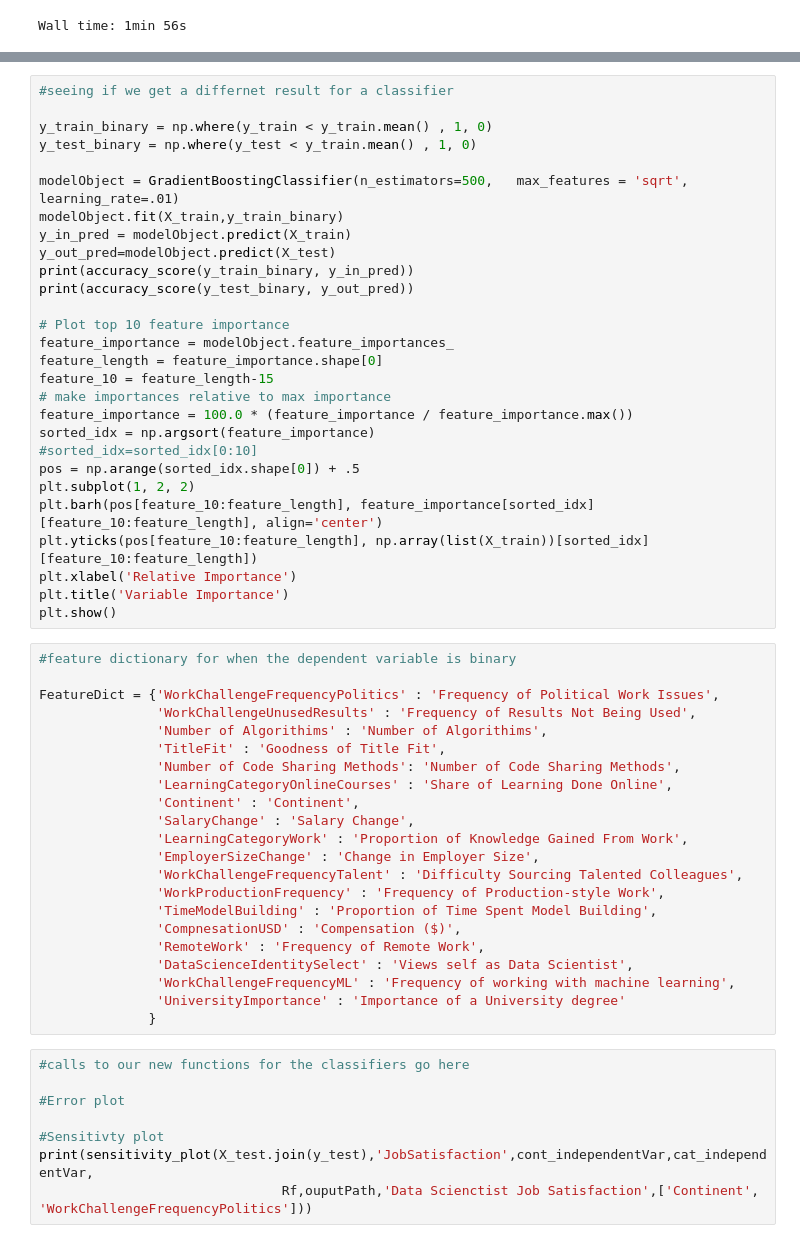
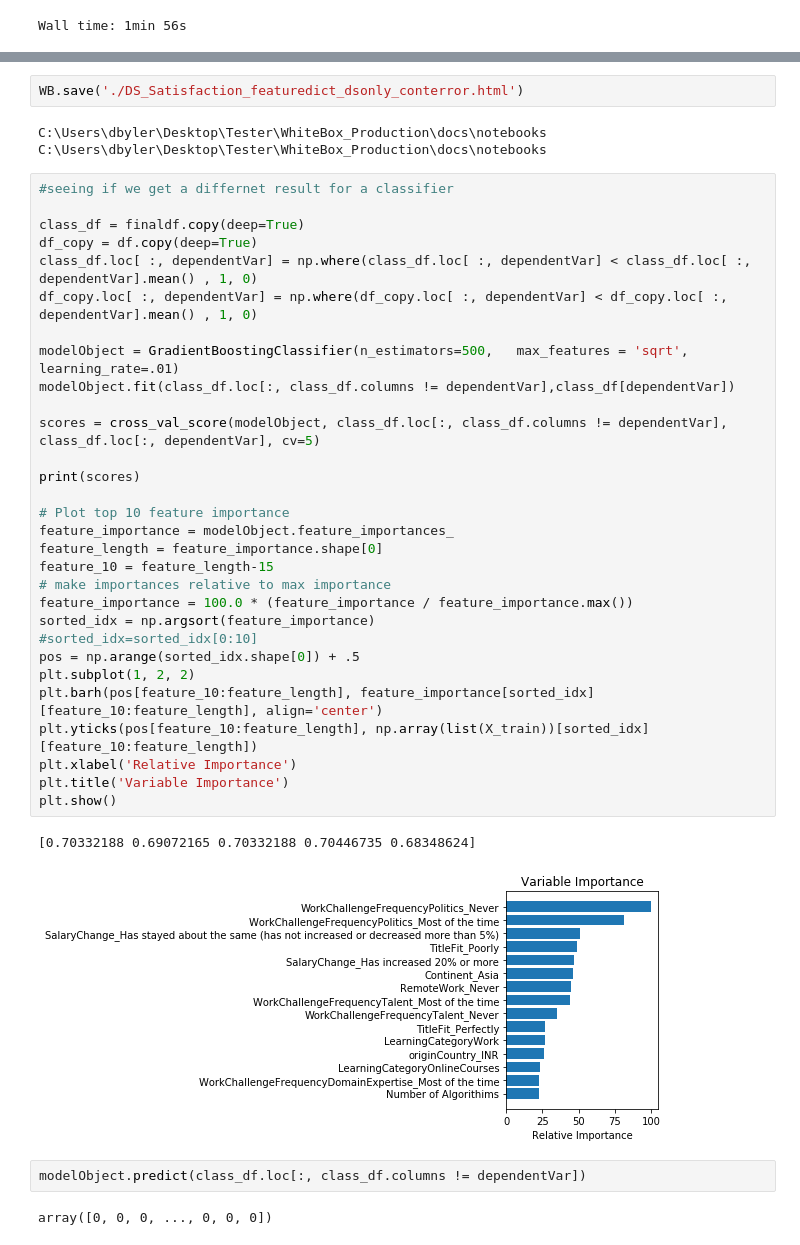
Before and after one commit to danielbyler/model-describer, a Jupyter notebook: docs/notebooks/Random_Forest_Analysis.ipynb, the cells around one changed output, grey strips where cells are left out. Saved outputs shown, nothing was run; the diff lists cells and outputs as text.

```diff
--- a/docs/notebooks/Random_Forest_Analysis.ipynb
+++ b/docs/notebooks/Random_Forest_Analysis.ipynb
@@ -407,58 +462,42 @@ ValueError: Item wrong length 1066 instead of 4364.
+# %%
+WB.save('./DS_Satisfaction_featuredict_dsonly_conterror.html')
+# %% [output]
+C:\Users\dbyler\Desktop\Tester\WhiteBox_Production\docs\notebooks
+C:\Users\dbyler\Desktop\Tester\WhiteBox_Production\docs\notebooks
 # %%
 #seeing if we get a differnet result for a classifier
 
-y_train_binary = np.where(y_train < y_train.mean() , 1, 0)
-y_test_binary = np.where(y_test < y_train.mean() , 1, 0)
+class_df = finaldf.copy(deep=True)
+df_copy = df.copy(deep=True)
+class_df.loc[ :, dependentVar] = np.where(class_df.loc[ :, dependentVar] < class_df.loc[ :, dependentVar].mean() , 1, 0)
+df_copy.loc[ :, dependentVar] = np.where(df_copy.loc[ :, dependentVar] < df_copy.loc[ :, dependentVar].mean() , 1, 0)
 
 modelObject = GradientBoostingClassifier(n_estimators=500,   max_features = 'sqrt', learning_rate=.01)
-modelObject.fit(X_train,y_train_binary)
-y_in_pred = modelObject.predict(X_train)
-y_out_pred=modelObject.predict(X_test)
-print(accuracy_score(y_train_binary, y_in_pred))
-print(accuracy_score(y_test_binary, y_out_pred))
+modelObject.fit(class_df.loc[:, class_df.columns != dependentVar],class_df[dependentVar])
+
+scores = cross_val_score(modelObject, class_df.loc[:, class_df.columns != dependentVar], class_df.loc[:, dependentVar], cv=5)
+
+print(scores)
 
 # Plot top 10 feature importance
 feature_importance = modelObject.feature_importances_
 feature_length = feature_importance.shape[0]
 feature_10 = feature_length-15
 # make importances relative to max importance
 feature_importance = 100.0 * (feature_importance / feature_importance.max())
 sorted_idx = np.argsort(feature_importance)
 #sorted_idx=sorted_idx[0:10]
 pos = np.arange(sorted_idx.shape[0]) + .5
 plt.subplot(1, 2, 2)
 plt.barh(pos[feature_10:feature_length], feature_importance[sorted_idx][feature_10:feature_length], align='center')
 plt.yticks(pos[feature_10:feature_length], np.array(list(X_train))[sorted_idx][feature_10:feature_length])
 plt.xlabel('Relative Importance')
 plt.title('Variable Importance')
 plt.show()
+# %% [output]
+[0.70332188 0.69072165 0.70332188 0.70446735 0.68348624]
+[figure, added]
-# %%
-#feature dictionary for when the dependent variable is binary
-
-FeatureDict = {'WorkChallengeFrequencyPolitics' : 'Frequency of Political Work Issues',
-               'WorkChallengeUnusedResults' : 'Frequency of Results Not Being Used',
-               'Number of Algorithims' : 'Number of Algorithims',
-               'TitleFit' : 'Goodness of Title Fit',
-               'Number of Code Sharing Methods': 'Number of Code Sharing Methods',
-               'LearningCategoryOnlineCourses' : 'Share of Learning Done Online',
-               'Continent' : 'Continent',
-               'SalaryChange' : 'Salary Change',
-               'LearningCategoryWork' : 'Proportion of Knowledge Gained From Work',
-               'EmployerSizeChange' : 'Change in Employer Size',
-               'WorkChallengeFrequencyTalent' : 'Difficulty Sourcing Talented Colleagues',
-               'WorkProductionFrequency' : 'Frequency of Production-style Work',
-               'TimeModelBuilding' : 'Proportion of Time Spent Model Building',
-               'CompnesationUSD' : 'Compensation ($)',
-               'RemoteWork' : 'Frequency of Remote Work',
-               'DataScienceIdentitySelect' : 'Views self as Data Scientist',
-               'WorkChallengeFrequencyML' : 'Frequency of working with machine learning',
-               'UniversityImportance' : 'Importance of a University degree'
-              }
-# %%
-#calls to our new functions for the classifiers go here
-
-#Error plot
-
-#Sensitivty plot
-print(sensitivity_plot(X_test.join(y_test),'JobSatisfaction',cont_independentVar,cat_independentVar,
-                               Rf,ouputPath,'Data Scienctist Job Satisfaction',['Continent', 'WorkChallengeFrequencyPolitics']))
+# %%
+modelObject.predict(class_df.loc[:, class_df.columns != dependentVar])
+# %% [output]
+array([0, 0, 0, ..., 0, 0, 0])
```
Also changed, not shown: parts of 9 cells of this notebook, 7 other files.
